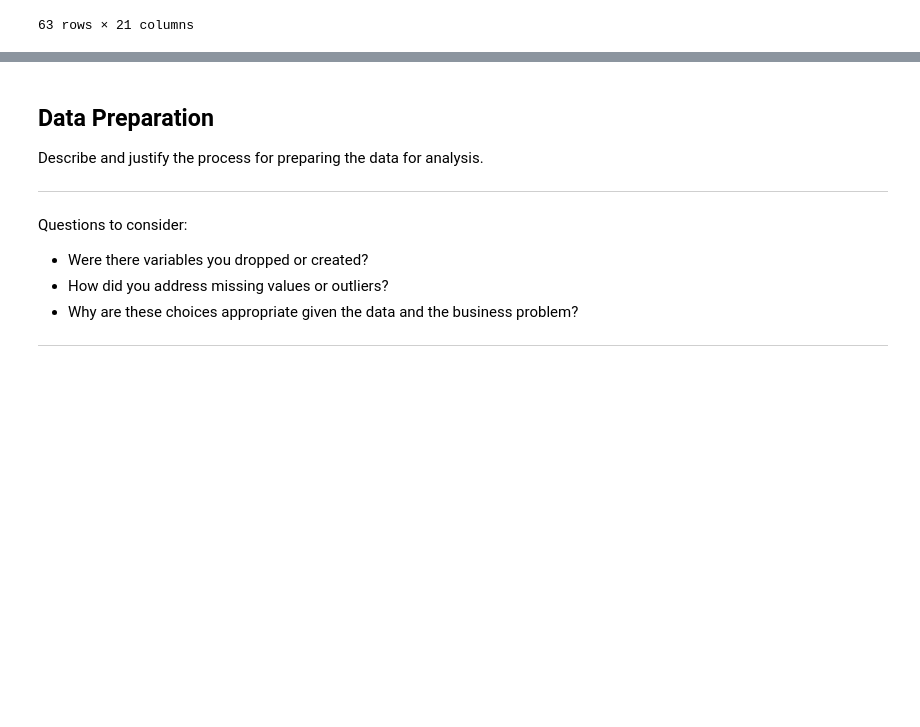
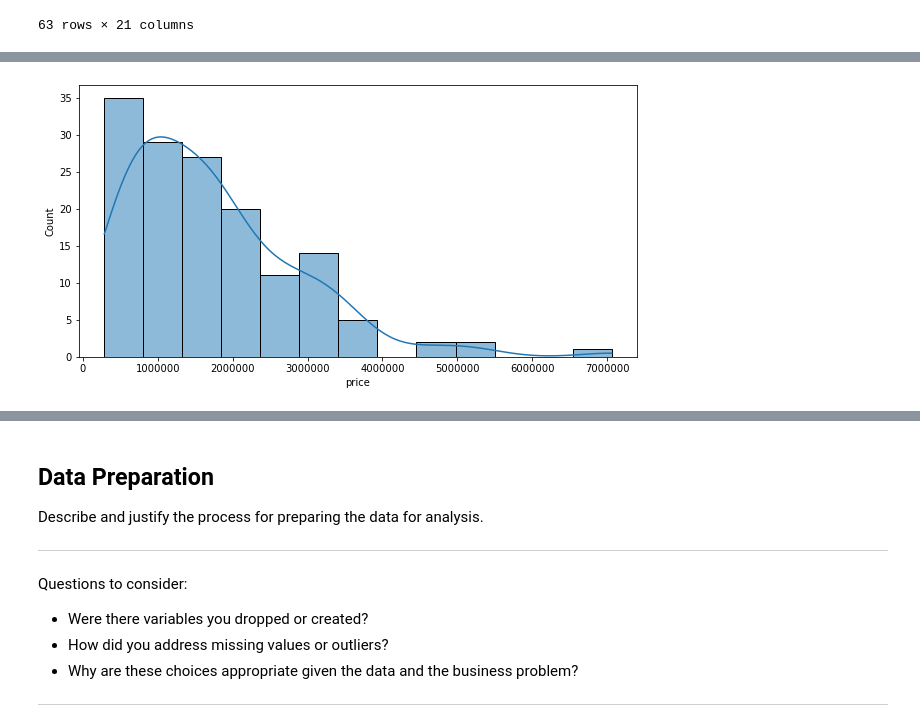
Before and after one commit to kuninethan95/dsc-phase-2-project, a Jupyter notebook: index_OSEMN_plus_mvp.ipynb, the cells around one changed output, grey strips where cells are left out. Drawn from its saved outputs; the diff is of its cells as text; code cells hidden in the pictures; blank space fills up the shorter version.

```diff
--- a/index_OSEMN_plus_mvp.ipynb
+++ b/index_OSEMN_plus_mvp.ipynb
@@ -349,0 +418,13 @@ Name: view, dtype: float64
+# %%
+from matplotlib.ticker import FuncFormatter
+import matplotlib.pyplot as plt
+df_has_water = df[df['waterfront']==1]
+fig, ax=plt.subplots(figsize=(10,5))
+sns.histplot(data=df_has_water, x='price', kde=True, ax=ax)
+ax.ticklabel_format(style='plain')
+# formatter = FuncFormatter(millions)
+
+# ax.xaxis.set_major_formatter(formatter)
+# ax.xaxis.set_major_formatter(FuncFormatter(millions_formatter))
+# %% [output]
+[figure, added]
```
Also changed, not shown: parts of 16 cells of this notebook.
